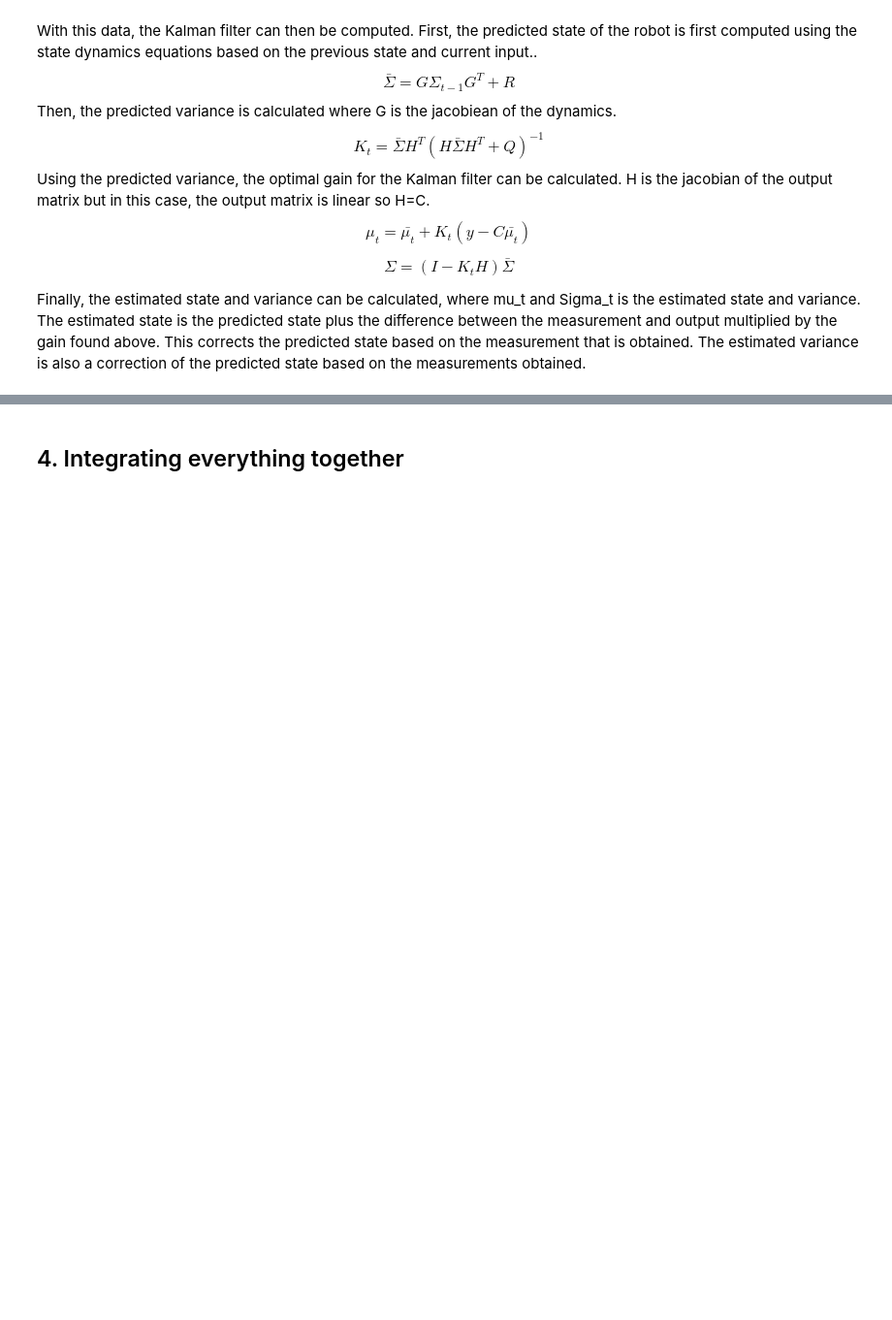
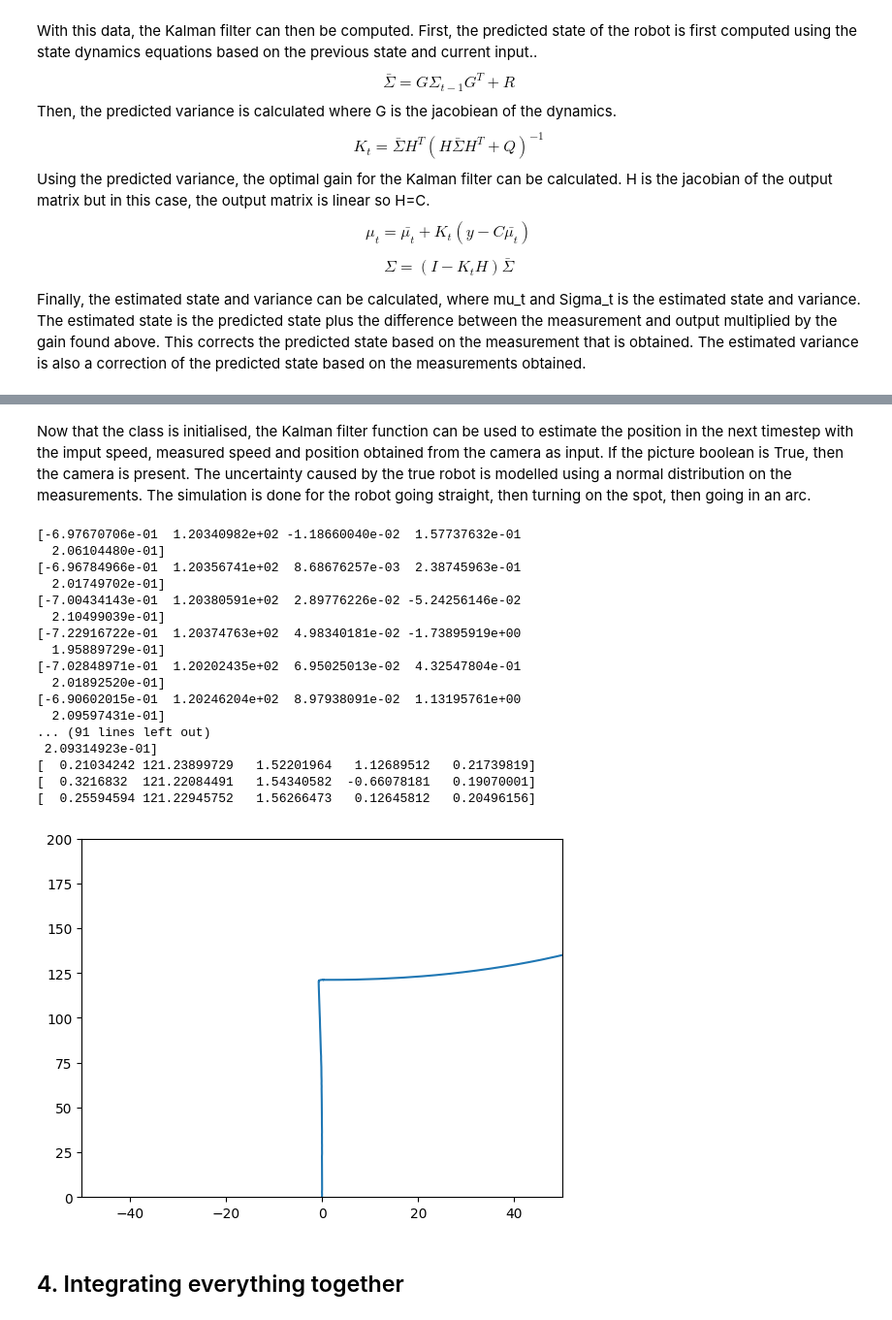
Before and after one commit to louisgevers/mobile-robotics-project, a Jupyter notebook: notebooks/report.ipynb, the cells around one changed output, grey strips where cells are left out. Shown at 97% size. Drawn from its saved outputs; the diff is of its cells as text; code cells hidden in the pictures; blank space fills up the shorter version.

Commit message:
filtering

```diff
--- a/notebooks/report.ipynb
+++ b/notebooks/report.ipynb
@@ -565,3 +569,59 @@ To simulate a
+# %%
+Initial_state=model.Robot(position=model.Point(x=0, y=0), angle=0)
+# %% [markdown]
+Now that the class is initialised, the Kalman filter function can be used to estimate the position in the next timestep with the imput speed, measured speed and position obtained from the camera as input. If the picture boolean is True, then the camera is present. The uncertainty caused by the true robot is modelled using a normal distribution on the measurements. The simulation is done for the robot going straight, then turning on the spot, then going in an arc.
+# %%
+kalman=filtering.Filter(Initial_state)
+iter=80
+picture=False
+speedvar=6.15
+posvar=0.1
+thetavar=0.01
+coord=np.array([0,0,0])
+x=[]
+inputspeed=np.array([100,100])
+for i in range(iter):
+    xnext=kalman.kalman_filter(inputspeed,np.random.normal(inputspeed,[speedvar,speedvar]),coord,picture)
+    coord=np.random.normal(xnext[:3],[posvar,posvar,thetavar])
+    x.append(xnext.tolist())
+
+inputspeed=np.array([100,-100])
+for i in range(iter):
+    xnext=kalman.kalman_filter(inputspeed,np.random.normal(inputspeed,[speedvar,speedvar]),coord,picture)
+    coord=np.random.normal(xnext[:3],[posvar,posvar,thetavar])
+    print(xnext)
+    x.append(xnext.tolist())
+
+inputspeed=np.array([10,120])
+for i in range(iter):
+    xnext=kalman.kalman_filter(inputspeed,np.random.normal(inputspeed,[speedvar,speedvar]),coord,picture)
+    coord=np.random.normal(xnext[:3],[posvar,posvar,thetavar])
+    x.append(xnext.tolist())
+
+x=np.array(x)
+plt.plot(x[:,0],x[:,1])
+plt.xlim([-50,50])
+plt.ylim([0,200])
+plt.show()
+# %% [output]
+[-6.97670706e-01  1.20340982e+02 -1.18660040e-02  1.57737632e-01
+  2.06104480e-01]
+[-6.96784966e-01  1.20356741e+02  8.68676257e-03  2.38745963e-01
+  2.01749702e-01]
+[-7.00434143e-01  1.20380591e+02  2.89776226e-02 -5.24256146e-02
+  2.10499039e-01]
+[-7.22916722e-01  1.20374763e+02  4.98340181e-02 -1.73895919e+00
+  1.95889729e-01]
+[-7.02848971e-01  1.20202435e+02  6.95025013e-02  4.32547804e-01
+  2.01892520e-01]
+[-6.90602015e-01  1.20246204e+02  8.97938091e-02  1.13195761e+00
+  2.09597431e-01]
+... (91 lines left out)
+ 2.09314923e-01]
+[  0.21034242 121.23899729   1.52201964   1.12689512   0.21739819]
+[  0.3216832  121.22084491   1.54340582  -0.66078181   0.19070001]
+[  0.25594594 121.22945752   1.56266473   0.12645812   0.20496156]
+[figure, added]
 # %% [markdown]
 ## 4. Integrating everything together
 # %%
```
Also changed, not shown: parts of 3 cells of this notebook, 2 other files.
